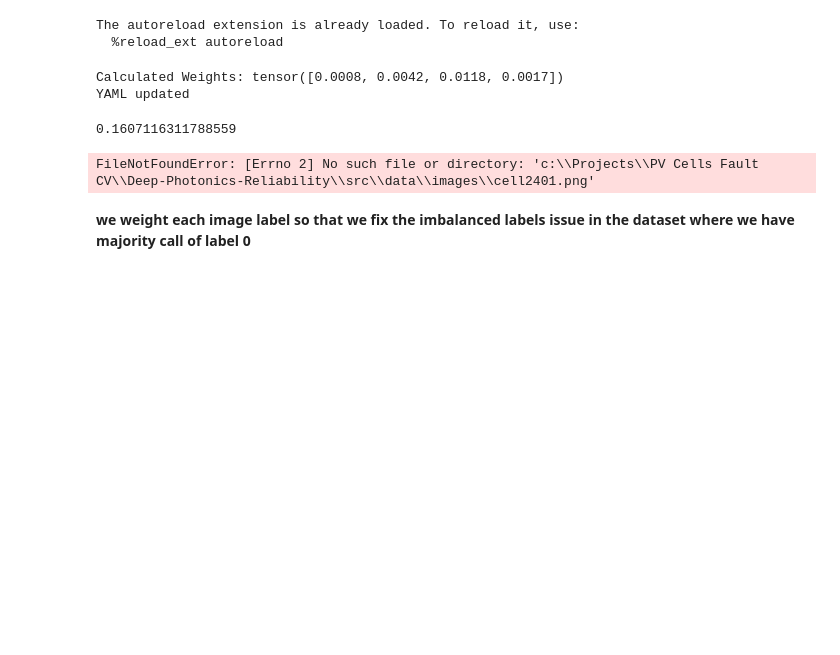
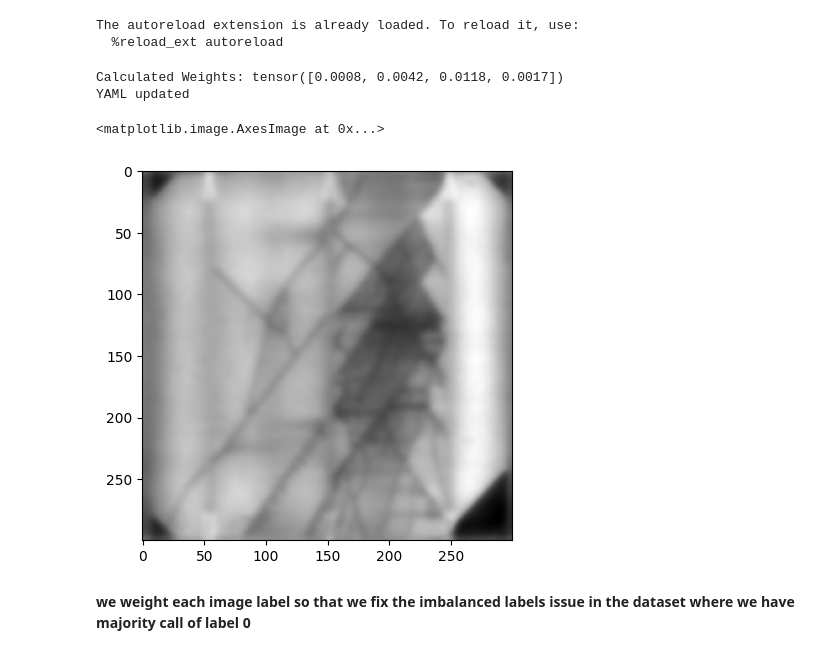
Before and after one commit to Mahmoud-N-Elmallah/Deep-Photonics-Reliability, a Jupyter notebook: src/pre_training_prep.ipynb, the cells around one changed output. Drawn from its saved outputs; the diff is of its cells as text; code cells hidden in the pictures; blank space fills up the shorter version.

```diff
--- a/src/pre_training_prep.ipynb
+++ b/src/pre_training_prep.ipynb
@@ -52,10 +53,6 @@ print("YAML updated")
 # %% [output]
 Calculated Weights: tensor([0.0008, 0.0042, 0.0118, 0.0017])
 YAML updated
-# %%
-train_original_std
-# %% [output]
-0.1607116311788559
 # %%
 train_transform = transforms.Compose([FftTransform(width=config['fft_params']['notch_width'], depth=config['fft_params']['notch_depth'],
                                                    apply_bilateral=config['fft_params']['apply_bilateral']),
@@ -79,10 +97,11 @@ val_transform =transforms.Compose([FftTransform(width=config['fft_params']['notc
 # %%
-train_ds=DatasetMaker(data_csv_path=config['data_path']['train'],transforms=train_transform,roject_root=Path.cwd().parent)
-val_ds=DatasetMaker(data_csv_path=config['data_path']['val'],transforms=val_transform,roject_root=Path.cwd().parent)
-test_ds=DatasetMaker(data_csv_path=config['data_path']['test'],transforms=val_transform,roject_root=Path.cwd().parent)
+train_ds=DatasetMaker(data_csv_path=config['data_path']['train'],transforms=train_transform,project_root=Path.cwd().parent)
+val_ds=DatasetMaker(data_csv_path=config['data_path']['val'],transforms=val_transform,project_root=Path.cwd().parent)
+test_ds=DatasetMaker(data_csv_path=config['data_path']['test'],transforms=val_transform,project_root=Path.cwd().parent)
 # %%
-plt.imshow(train_ds[0][0][0,:,:].squeeze(),cmap='gray')
+plt.imshow(train_ds[1245][0][1,:,:].squeeze(),cmap='gray')
 # %% [output]
-FileNotFoundError: [Errno 2] No such file or directory: 'c:\\Projects\\PV Cells Fault CV\\Deep-Photonics-Reliability\\src\\data\\images\\cell2401.png'
+<matplotlib.image.AxesImage at 0x...>
+[figure, added]
 # %% [markdown]
 **we weight each image label so that we fix the imbalanced labels issue in the dataset where we have majority call of label 0**
```
Also changed, not shown: parts of 10 cells of this notebook, 1 other file.
